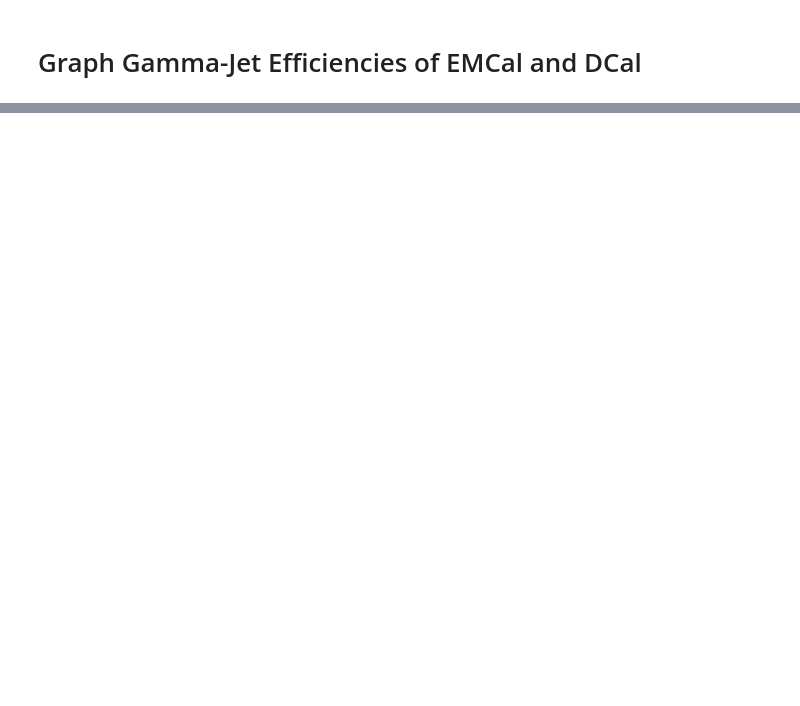
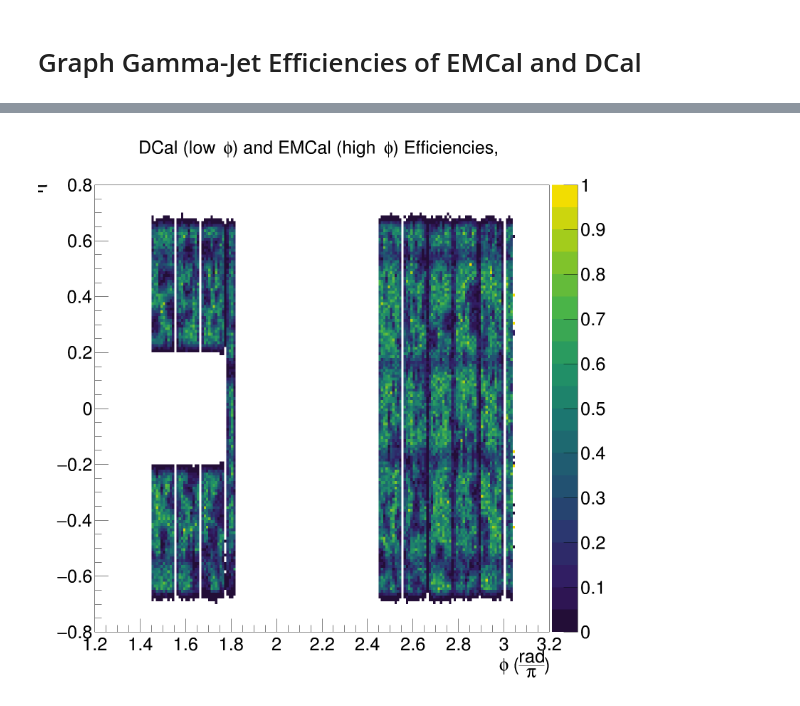
Before and after one commit to ivanache/heavy_ion_data, a Jupyter notebook: gamma_jet/Efficiency/efficiency_combiner.ipynb, the cells around one changed output, grey strips where cells are left out. Drawn from its saved outputs; the diff is of its cells as text; code cells hidden in the pictures; blank space fills up the shorter version.

```diff
--- a/gamma_jet/Efficiency/efficiency_combiner.ipynb
+++ b/gamma_jet/Efficiency/efficiency_combiner.ipynb
@@ -65,0 +67,36 @@ Info in <TCanvas::Print>: png file DCal_phieta_Efficiencies.png has been created
+# %%
+# Function for overwriting a certain portion of a graph with the contents of another graph
+# Precondition: the destination and source graphs must have the same parameters, must have the specified ranges of both parameters within the graph, and have the same resolution
+def overwriteGraph2D(destination, source, xmin, xmax, ymin, ymax):
+    # Translate bounds over which the copying is to take place from parameter values to bin numbers
+    x_bin_min = destination.GetXaxis().FindBin(xmin);
+    x_bin_max = destination.GetXaxis().FindBin(xmax);
+    y_bin_min = destination.GetYaxis().FindBin(ymin);
+    y_bin_max = destination.GetYaxis().FindBin(ymax);
+
+    # Loop over all cells within the proper range, transfer values from source to destination
+    x_bin = x_bin_min
+    while(x_bin <= x_bin_max):
+        y_bin = y_bin_min
+        while(y_bin <= y_bin_max):
+            destination.SetBinContent(x_bin, y_bin, source.GetBinContent(x_bin, y_bin))
+            destination.SetBinError(x_bin, y_bin, source.GetBinError(x_bin, y_bin))
+            y_bin += 1
+        x_bin += 1
+    return
+# %%
+
+
+# Graph the EMCal and DCal efficiencies on one graph
+# First, fill a graph with the EMCal and DCal cells
+combinedEfficiencies = TH2D("DCal_EMCal_Phi_Eta_Efficiencies", "DCal (low #phi) and EMCal (high #phi) Efficiencies, ; #phi (#frac{rad}{#pi}); #eta", 200, 1.2, 3.2, 160, -0.8, 0.8)
+overwriteGraph2D(combinedEfficiencies, DCalphietaEff, 1.4, 2, -0.8, 0.8)
+overwriteGraph2D(combinedEfficiencies, EMCalphietaEff, 2.4, 3.1, -0.8, 0.8)
+combinedEfficiencies.SetMaximum(1.0)
+combinedEfficiencies.SetMinimum(0.0)
+
+c3 = TCanvas("c3", "c3", 1600, 1600)
+combinedEfficiencies.Draw("COLZ")
+c3.Draw()
+c3.SaveAs("DCal_and_EMCal_Efficiencies.png")
+# %% [output]
@@ -65,0 +106 @@ Info in <TCanvas::Print>: png file DCal_phieta_Efficiencies.png has been created
+[figure, added]
```
Also changed, not shown: parts of 4 cells of this notebook, 3 other files.
